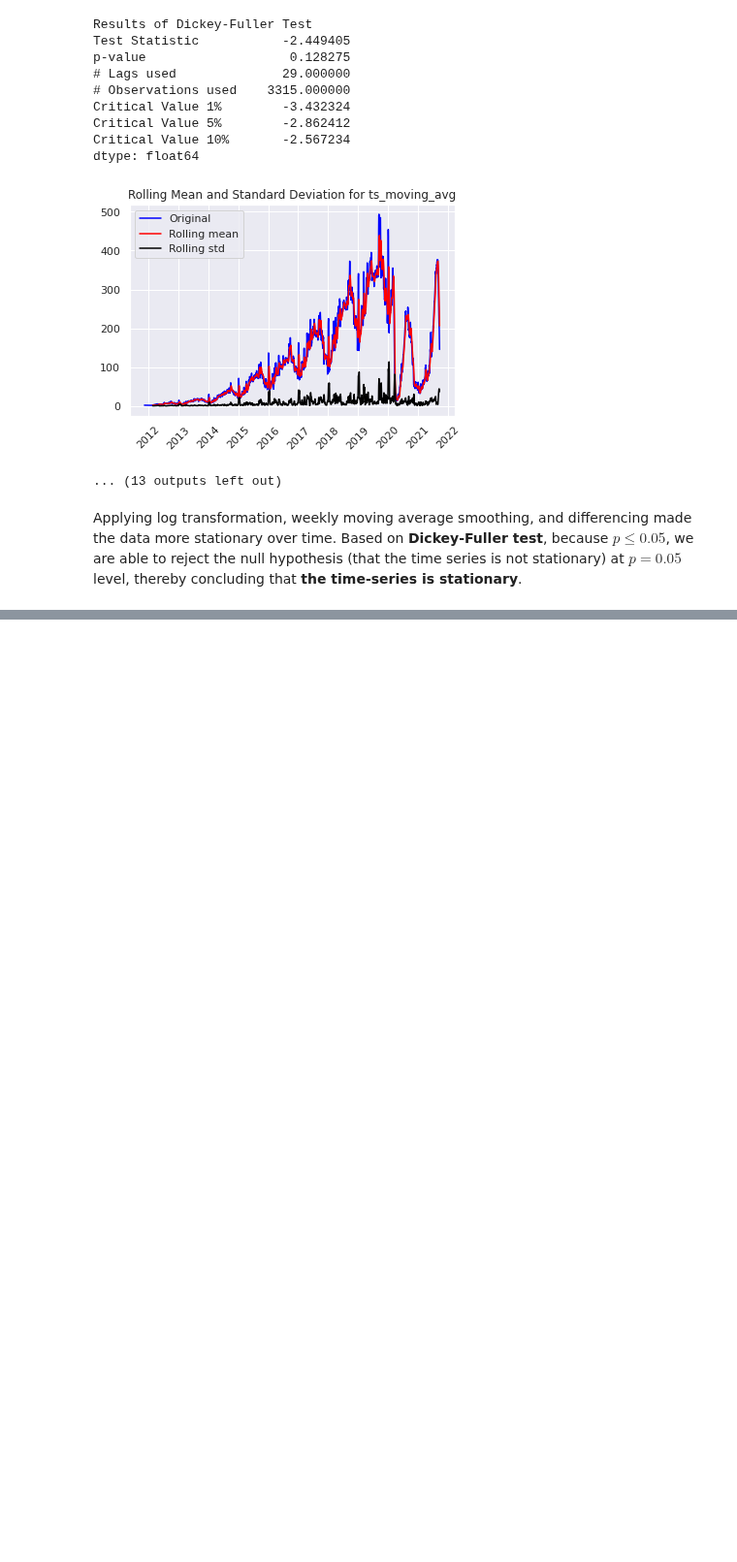
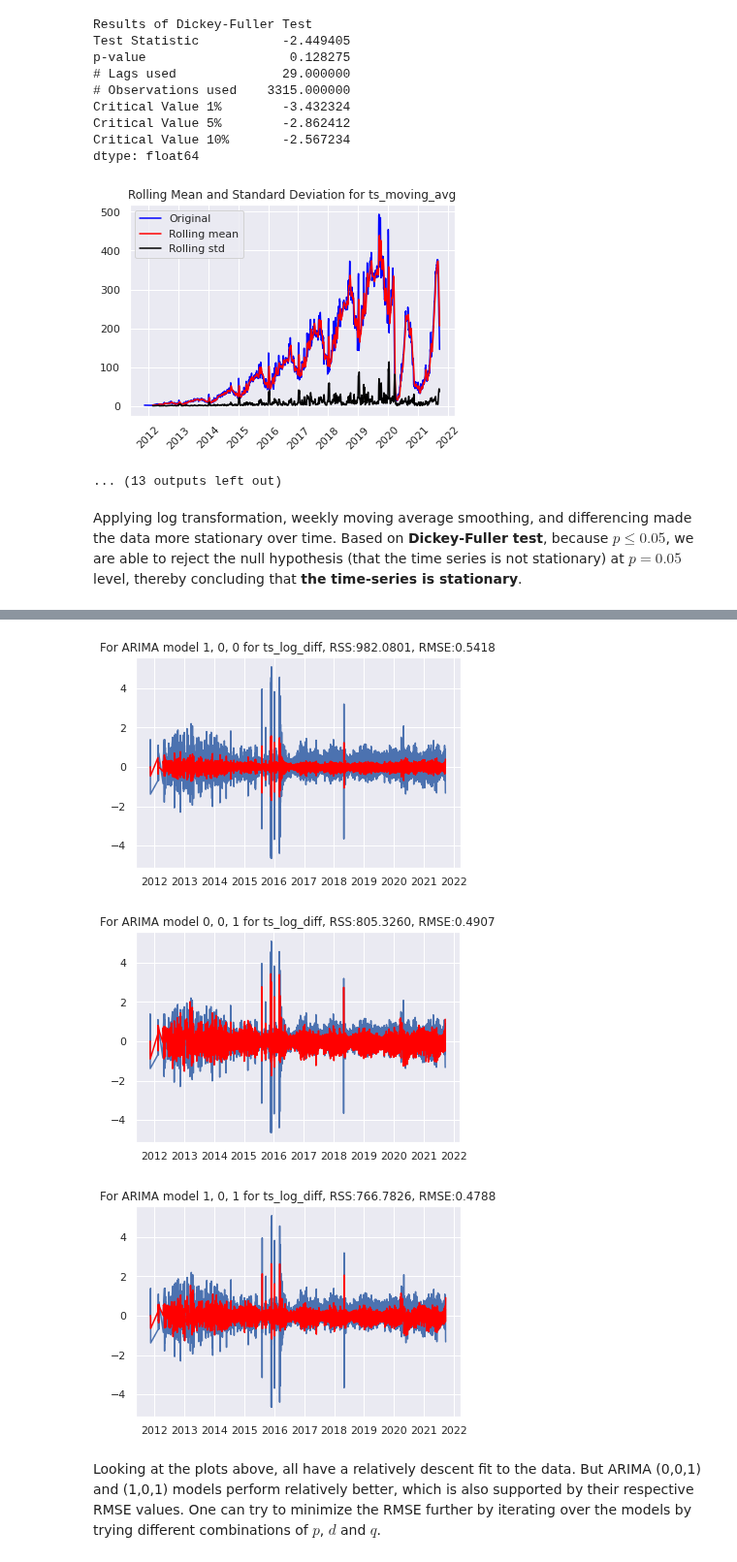
Before and after one commit to rohitnikam1/Time_Series_Forecasting, a Jupyter notebook: Time_Series_Forecasting.ipynb, the cells around one changed output, grey strips where cells are left out. Shown at 97% size. Drawn from its saved outputs; the diff is of its cells as text; code cells hidden in the pictures; blank space fills up the shorter version.

```diff
--- a/Time_Series_Forecasting.ipynb
+++ b/Time_Series_Forecasting.ipynb
@@ -387,0 +545,29 @@ Applying log transformation, weekly moving average smoothing, and differencing m
+# %%
+# Note: The differencing is carried out in the transformation of the data 'ts_log_diff'
+
+# AR model with 1st order differencing : ARIMA (1,0,0)
+model_AR = run_arima_model(df = df_example_transform,
+                           ts = 'ts_log_diff',
+                           p = 1,
+                           d = 0,
+                           q = 0)
+
+# MA model with 1st order differencing : ARIMA (0,0,1)
+model_AR = run_arima_model(df = df_example_transform,
+                           ts = 'ts_log_diff',
+                           p = 0,
+                           d = 0,
+                           q = 1)
+
+# ARMA model with 1st order differencing : ARIMA (1,0,1)
+model_AR = run_arima_model(df = df_example_transform,
+                           ts = 'ts_log_diff',
+                           p = 1,
+                           d = 0,
+                           q = 1)
+# %% [output]
+[figure, added]
+[figure, added]
+[figure, added]
+# %% [markdown]
+Looking at the plots above, all have a relatively descent fit to the data. But ARIMA (0,0,1) and (1,0,1) models perform relatively better, which is also supported by their respective RMSE values. One can try to minimize the RMSE further by iterating over the models by trying different combinations of $p$, $d$ and $q$.
```
Also changed, not shown: parts of 16 cells of this notebook.
